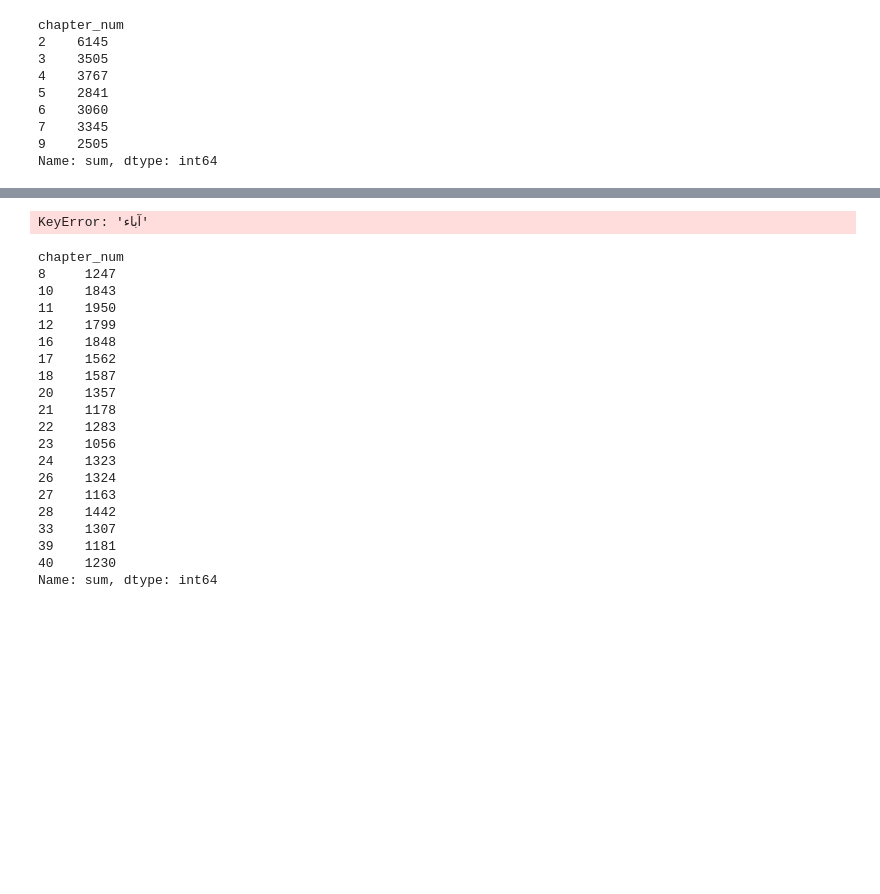
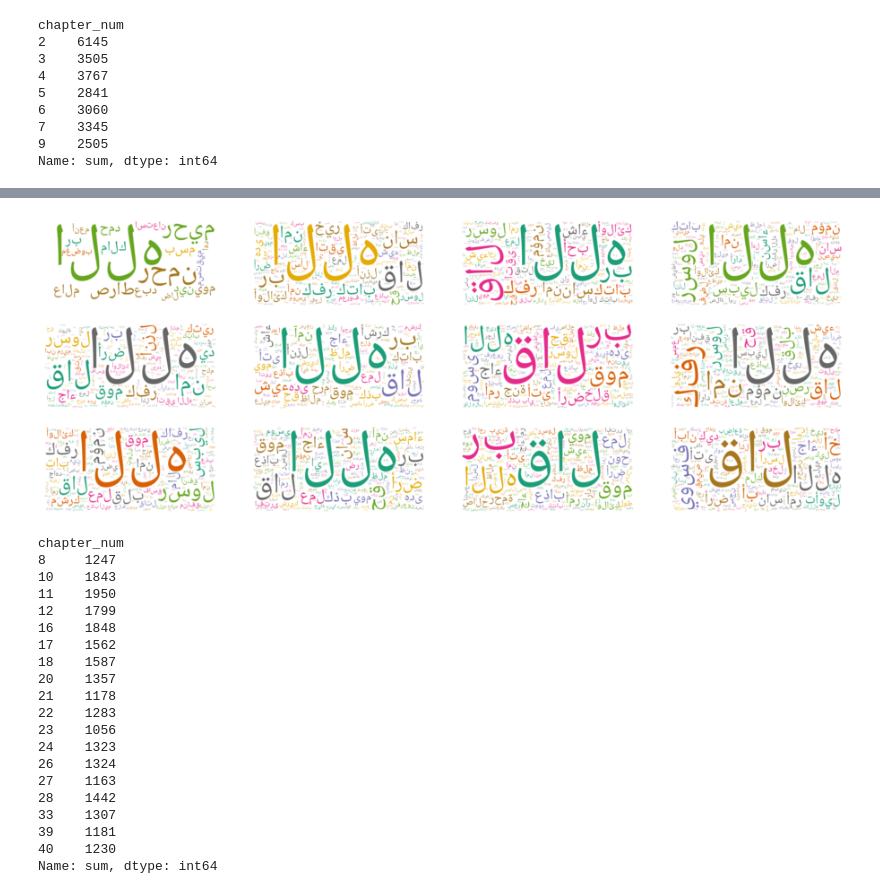
Before and after one commit to Saleh-Alabbas/search_engine_on_the_Quran, a Jupyter notebook: ml/data_cleaning.ipynb, the cells around one changed output, grey strips where cells are left out. Drawn from its saved outputs; the diff is of its cells as text; code cells hidden in the pictures; blank space fills up the shorter version.

```diff
--- a/ml/data_cleaning.ipynb
+++ b/ml/data_cleaning.ipynb
@@ -490,26 +530,26 @@ plt.axis("off")
 # %%
 # Reset the output dimensions
 import matplotlib.pyplot as plt
 
 plt.rcParams['figure.figsize'] = [16, 6]
 
 #full_names = ['Ali Wong', 'Anthony Jeselnik', 'Bill Burr', 'Bo Burnham', 'Dave Chappelle', 'Hasan Minhaj',
 #              'Jim Jefferies', 'Joe Rogan', 'John Mulaney', 'Louis C.K.', 'Mike Birbiglia', 'Ricky Gervais']
 
 # Create subplots for each comedian
-for index, chapter in enumerate(data_dtm.columns):
+for index, chapter in enumerate(data_dtm.T.columns):
     wc.generate(by_chapter.stemmed[chapter])
 
     plt.subplot(3, 4, index+1)
     plt.imshow(wc, interpolation="bilinear")
     plt.axis("off")
     #plt.title(full_names[index])
-    if index > 7:
+    if index > 10:
         break
 
 plt.show()
 # %% [output]
-KeyError: 'آباء'
+[figure, added]
 # %%
 by_chapter[(by_chapter["sum"] < 2000 ) & (by_chapter["sum"] > 1000)]["sum"]
 # %% [output]
```
Also changed, not shown: parts of 5 cells of this notebook, 2 other files.
